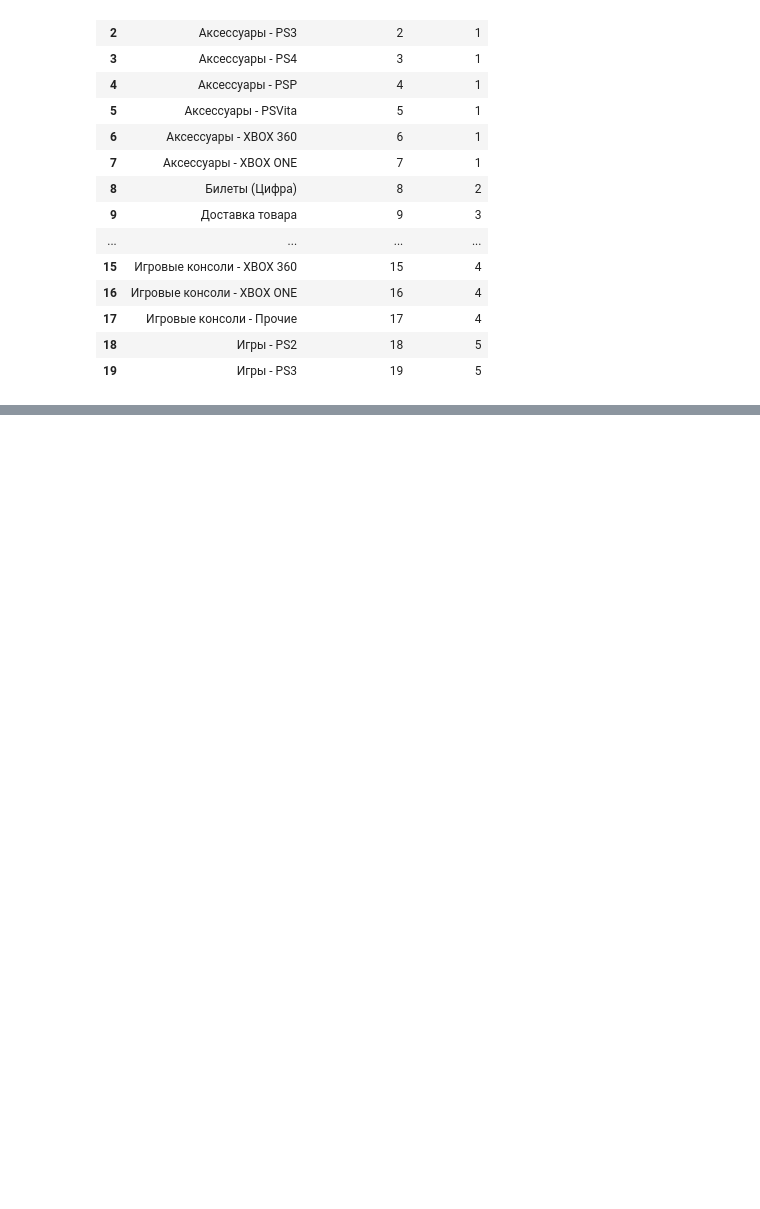
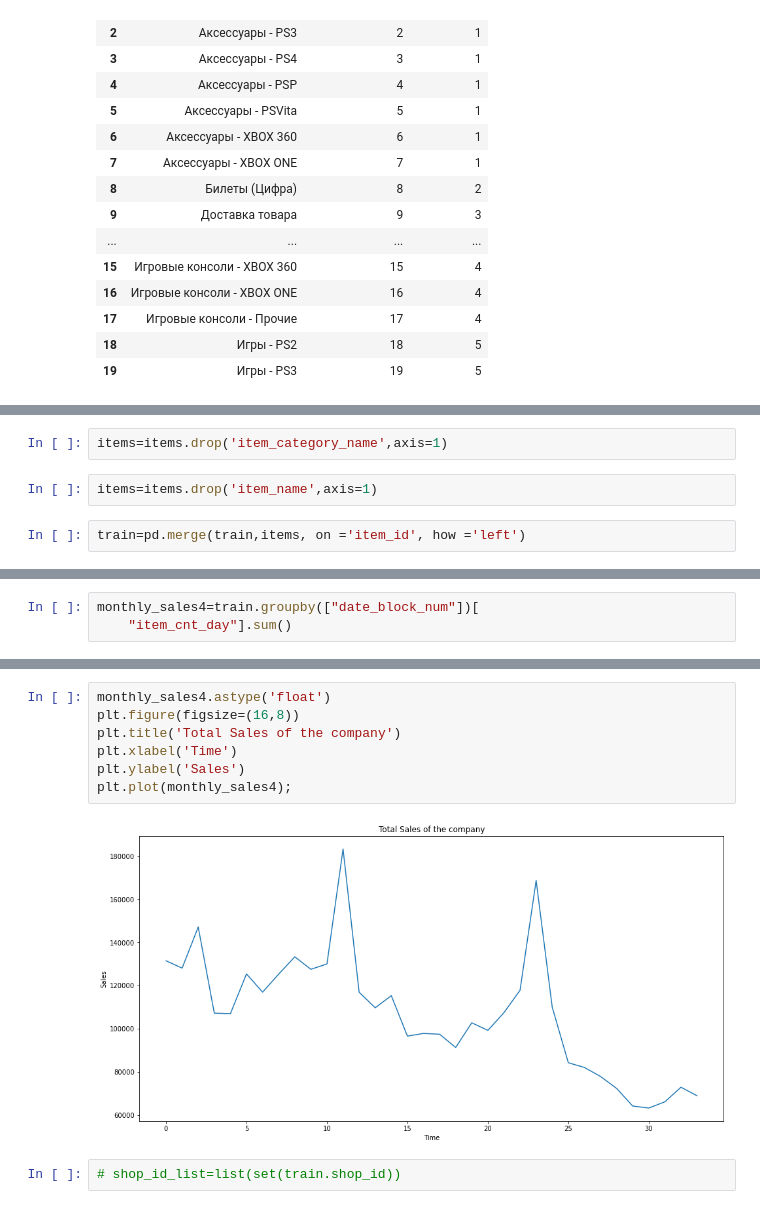
Before and after one commit to Jenny-Jo/-_sales_price, a Jupyter notebook: predict_future_sales/Predict Future Sales.ipynb, the cells around one changed output, grey strips where cells are left out. Cells and saved outputs as stored; diff of their text form; blank space fills up the shorter version.

```diff
--- a/predict_future_sales/Predict Future Sales.ipynb
+++ b/predict_future_sales/Predict Future Sales.ipynb
@@ -104,0 +123,6 @@ cats[0:20]
+# %%
+items=items.drop('item_category_name',axis=1)
+# %%
+items=items.drop('item_name',axis=1)
+# %%
+train=pd.merge(train,items, on ='item_id', how ='left')
@@ -124,0 +230,3 @@ monthly_sales
+# %%
+monthly_sales4=train.groupby(["date_block_num"])[
+    "item_cnt_day"].sum()
@@ -124,0 +253,11 @@ monthly_sales
+# %%
+monthly_sales4.astype('float')
+plt.figure(figsize=(16,8))
+plt.title('Total Sales of the company')
+plt.xlabel('Time')
+plt.ylabel('Sales')
+plt.plot(monthly_sales4);
+# %% [output]
+[figure, added]
+# %%
+# shop_id_list=list(set(train.shop_id))
```
Also changed, not shown: parts of 20 cells of this notebook.
